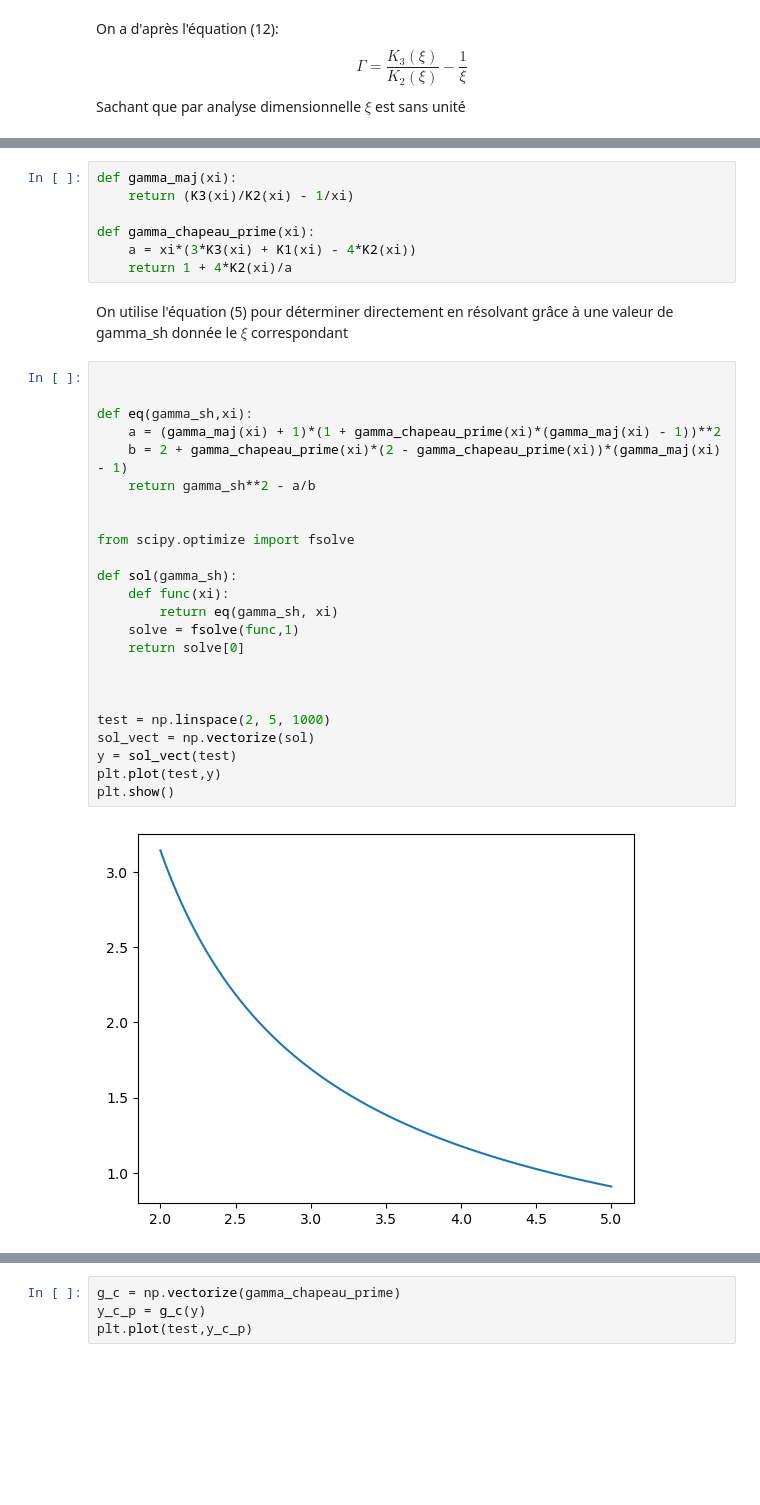
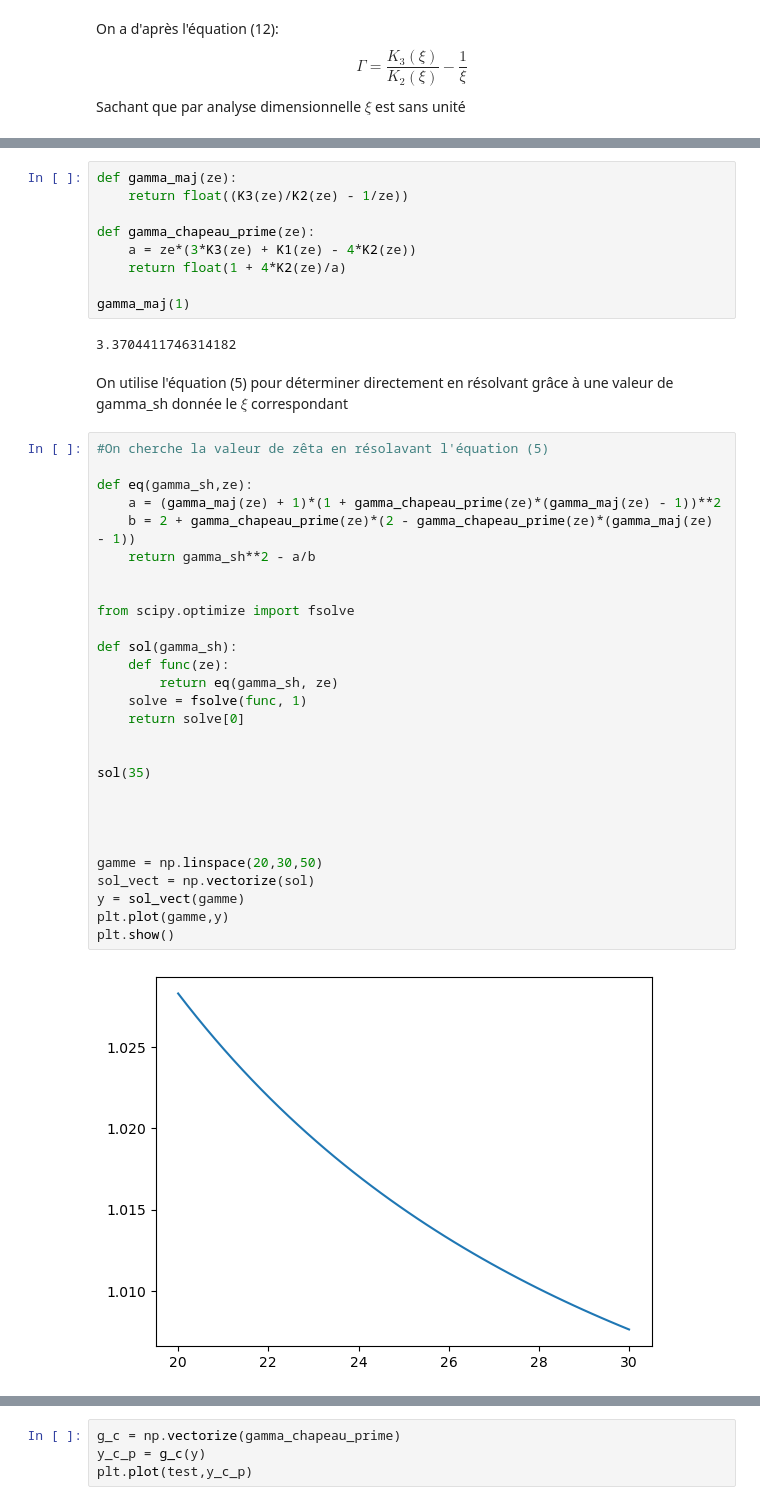
Before and after one commit to quentin-bouquet/Mod-le-Spectro-Temporel-d-mission-d-un-sursaut-gamma, a Jupyter notebook: MAIN.ipynb, the cells around one changed output, grey strips where cells are left out. Saved outputs shown, nothing was run; the diff lists cells and outputs as text; blank space fills up the shorter version.

```diff
--- a/MAIN.ipynb
+++ b/MAIN.ipynb
@@ -48,38 +51,46 @@ plt.plot(test1, K3(test1))
 # %%
-def gamma_maj(xi):
-    return (K3(xi)/K2(xi) - 1/xi)
+def gamma_maj(ze):
+    return float((K3(ze)/K2(ze) - 1/ze))
 
-def gamma_chapeau_prime(xi):
-    a = xi*(3*K3(xi) + K1(xi) - 4*K2(xi))
-    return 1 + 4*K2(xi)/a
+def gamma_chapeau_prime(ze):
+    a = ze*(3*K3(ze) + K1(ze) - 4*K2(ze))
+    return float(1 + 4*K2(ze)/a)
+
+gamma_maj(1)
+# %% [output]
+3.3704411746314182
 # %% [markdown]
 On utilise l'équation (5) pour déterminer directement en résolvant grâce à une valeur de gamma_sh donnée le $\xi$ correspondant
 # %%
+#On cherche la valeur de zêta en résolavant l'équation (5)
 
-
-def eq(gamma_sh,xi):
-    a = (gamma_maj(xi) + 1)*(1 + gamma_chapeau_prime(xi)*(gamma_maj(xi) - 1))**2
-    b = 2 + gamma_chapeau_prime(xi)*(2 - gamma_chapeau_prime(xi))*(gamma_maj(xi) - 1)
+def eq(gamma_sh,ze):
+    a = (gamma_maj(ze) + 1)*(1 + gamma_chapeau_prime(ze)*(gamma_maj(ze) - 1))**2
+    b = 2 + gamma_chapeau_prime(ze)*(2 - gamma_chapeau_prime(ze)*(gamma_maj(ze) - 1))
     return gamma_sh**2 - a/b
 
 
 from scipy.optimize import fsolve
 
 def sol(gamma_sh):
-    def func(xi):
-        return eq(gamma_sh, xi)
-    solve = fsolve(func,1)
+    def func(ze):
+        return eq(gamma_sh, ze)
+    solve = fsolve(func, 1)
     return solve[0]
 
 
+sol(35)
 
-test = np.linspace(2, 5, 1000)
+
+
+
+gamme = np.linspace(20,30,50)
 sol_vect = np.vectorize(sol)
-y = sol_vect(test)
-plt.plot(test,y)
+y = sol_vect(gamme)
+plt.plot(gamme,y)
 plt.show()
 # %% [output]
-[figure, old version]
+[figure, new version]
 # %%
 g_m = np.vectorize(gamma_maj)
 y_p = gamma_maj(y)
```
Also changed, not shown: parts of 7 cells of this notebook.
